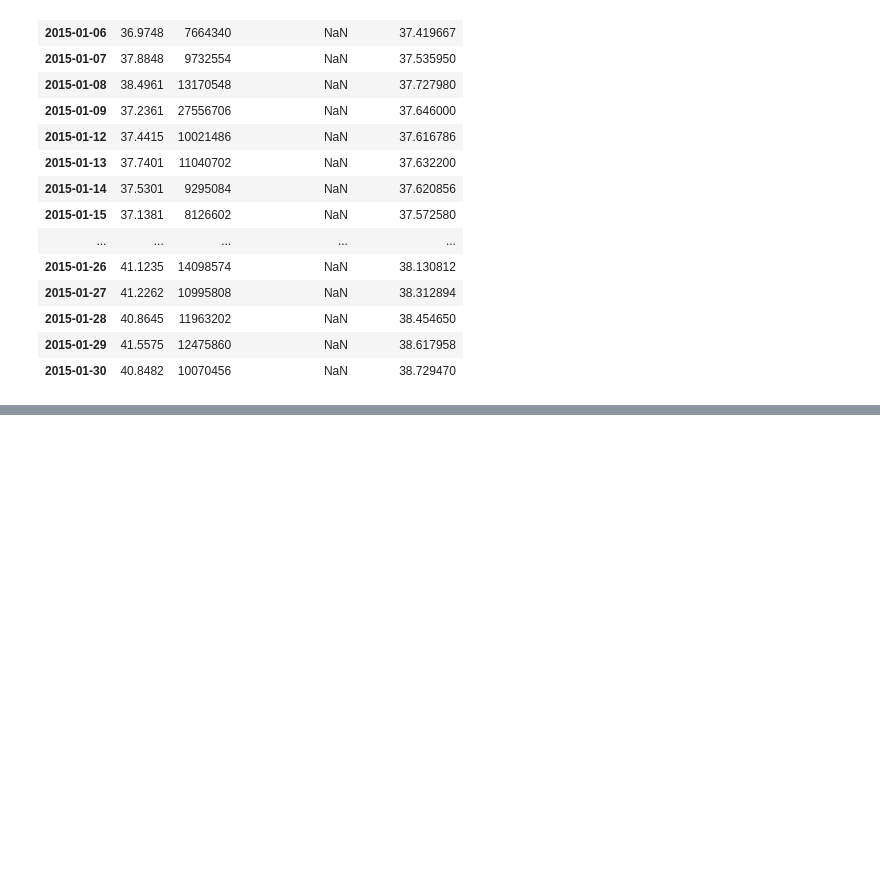
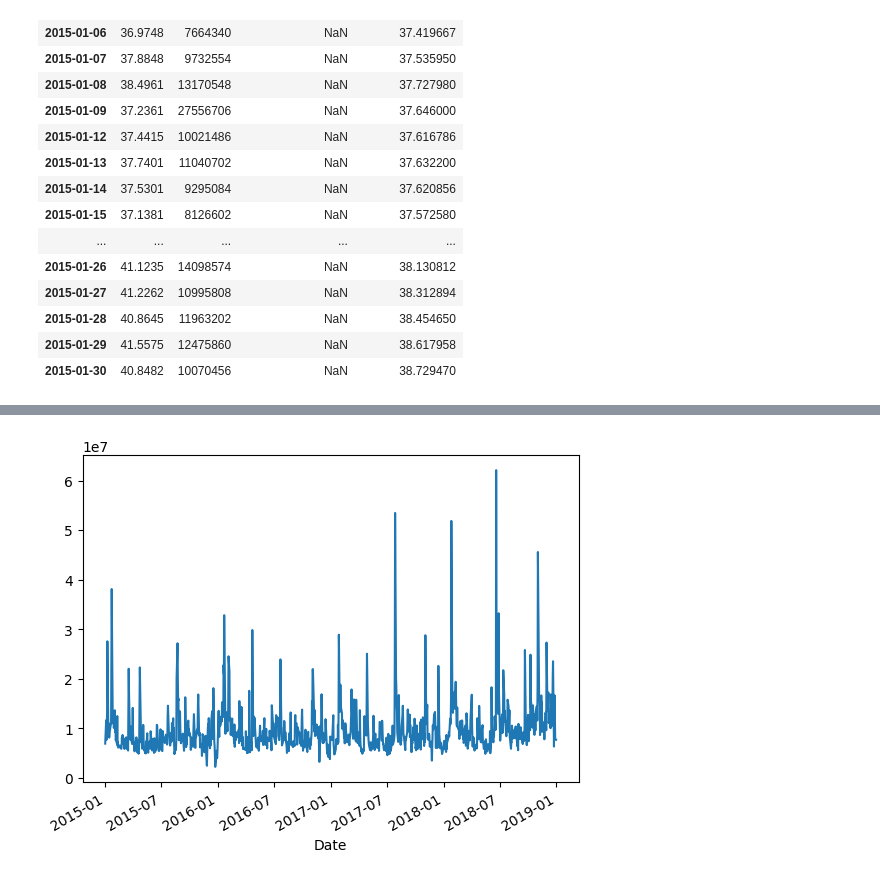
Before and after one commit to ibrahimaltun/udemy-courses, a Jupyter notebook: python-for-time-series-data-analysis/4.Time_Series_wPandas.ipynb, the cells around one changed output, grey strips where cells are left out. Saved outputs shown, nothing was run; the diff lists cells and outputs as text; code cells hidden in the pictures; blank space fills up the shorter version.

```diff
--- a/python-for-time-series-data-analysis/4.Time_Series_wPandas.ipynb
+++ b/python-for-time-series-data-analysis/4.Time_Series_wPandas.ipynb
@@ -437,0 +463,4 @@ df.head(20)
+# %%
+df["Volume"].plot();
+# %% [output]
+[figure, added]
```
Also changed, not shown: parts of 15 cells of this notebook.
